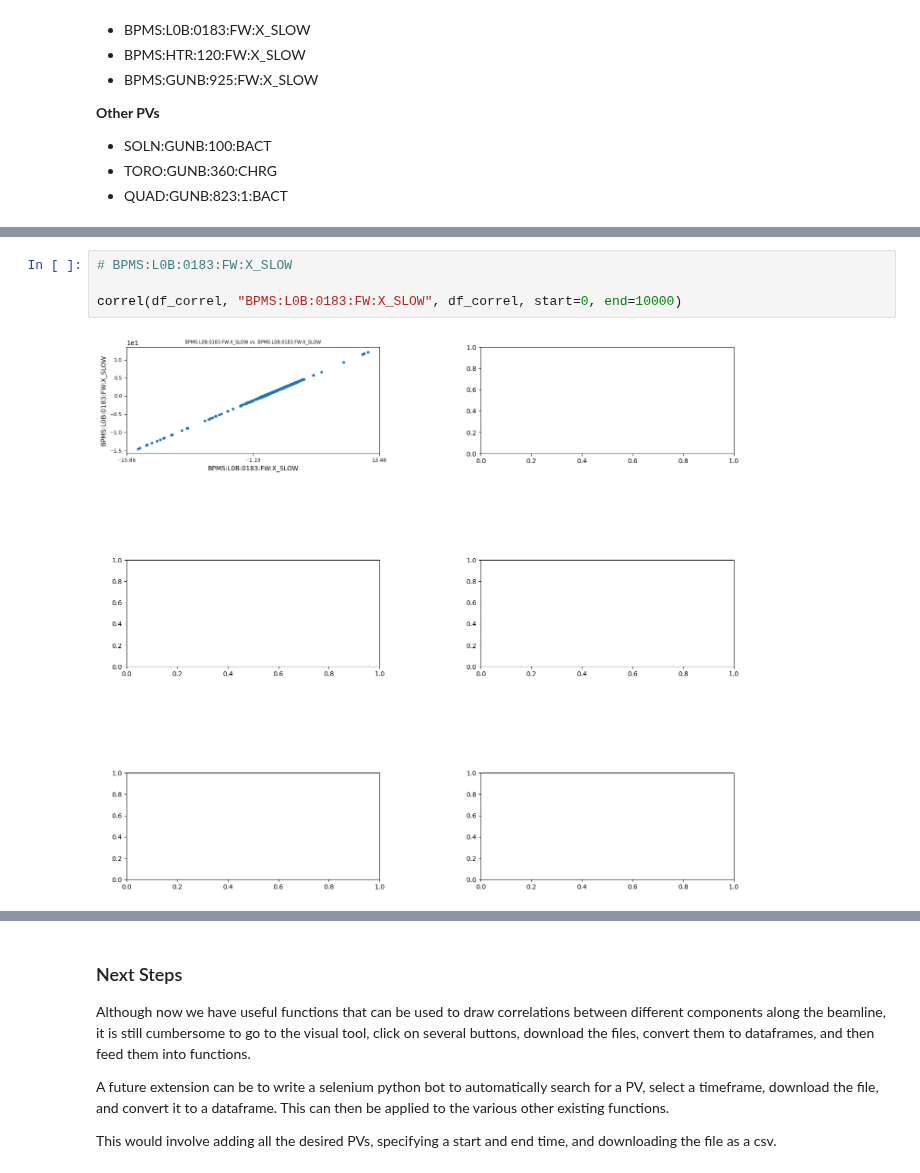
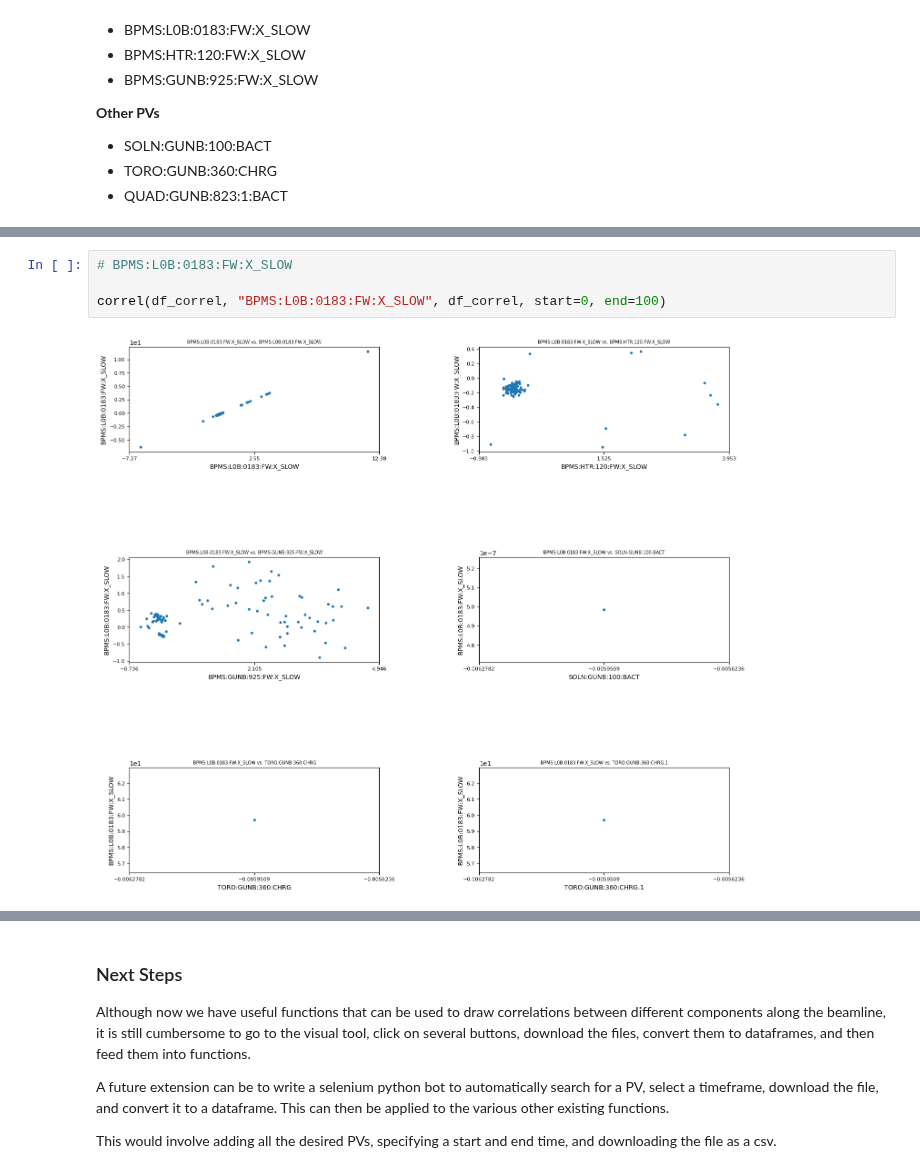
Before and after one commit to jpgtordilla/hombom24, a Jupyter notebook: archive-analysis/archviewer-plots/test-vis/test-vis.ipynb, the cells around one changed output, grey strips where cells are left out. Cells and saved outputs as stored; diff of their text form.

Commit message:
finished correlation function

```diff
--- a/archive-analysis/archviewer-plots/test-vis/test-vis.ipynb
+++ b/archive-analysis/archviewer-plots/test-vis/test-vis.ipynb
@@ -462,9 +517,9 @@ megaplot_all_cols(df_correl, "mm", start=0, end=10000)
 # %%
 # BPMS:L0B:0183:FW:X_SLOW
 
-correl(df_correl, "BPMS:L0B:0183:FW:X_SLOW", df_correl, start=0, end=10000)
+correl(df_correl, "BPMS:L0B:0183:FW:X_SLOW", df_correl, start=0, end=100)
 # %% [output]
-[figure, old version]
+[figure, new version]
 # %%
 # BPMS:HTR:120:FW:X_SLOW
 
```
Also changed, not shown: parts of 5 cells of this notebook.
